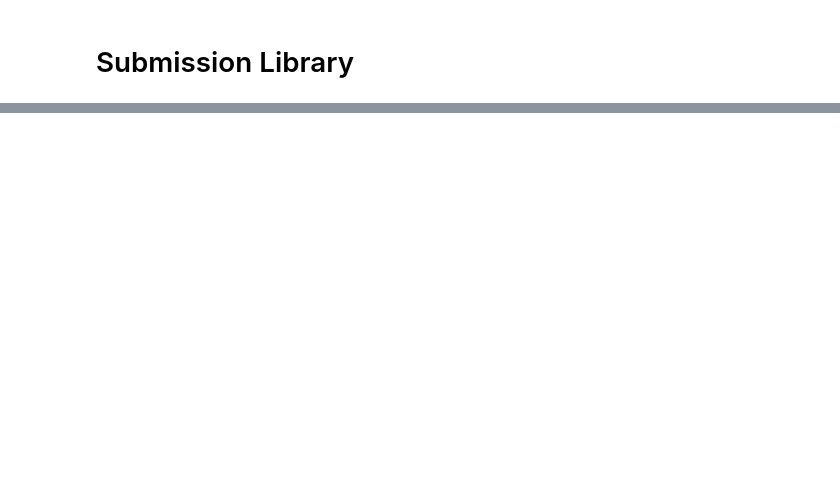
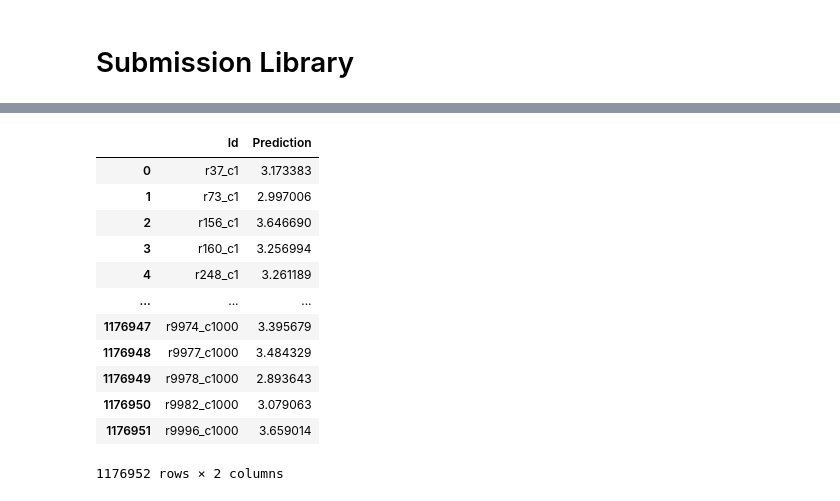
Before and after one commit to B1T0/CILProject22, a Jupyter notebook: notebooks/matrix_factorization.ipynb, the cells around one changed output, grey strips where cells are left out. Drawn from its saved outputs; the diff is of its cells as text; code cells hidden in the pictures; blank space fills up the shorter version.

```diff
--- a/notebooks/matrix_factorization.ipynb
+++ b/notebooks/matrix_factorization.ipynb
@@ -643,0 +593,22 @@ ConnectionRefusedError: [Errno 111] Connection refused
+# %%
+pandas_df = predictions.toPandas()
+pandas_df = pandas_df.sort_values(by=['item', 'user'], ascending=True)
+print(pandas_df[:30])
+
+sample_sub.Prediction = pandas_df['prediction'].values.tolist()
+sample_sub.to_csv("../data/als.csv", index=False)
+sample_sub
+# %% [output]
+|  | Id | Prediction |
+| 0 | r37_c1 | 3.173383 |
+| 1 | r73_c1 | 2.997006 |
+| 2 | r156_c1 | 3.646690 |
+| 3 | r160_c1 | 3.256994 |
+| 4 | r248_c1 | 3.261189 |
+| ... | ... | ... |
+| 1176947 | r9974_c1000 | 3.395679 |
+| 1176948 | r9977_c1000 | 3.484329 |
+| 1176949 | r9978_c1000 | 2.893643 |
+| 1176950 | r9982_c1000 | 3.079063 |
+| 1176951 | r9996_c1000 | 3.659014 |
+1176952 rows × 2 columns
```
Also changed, not shown: parts of 5 cells of this notebook.
